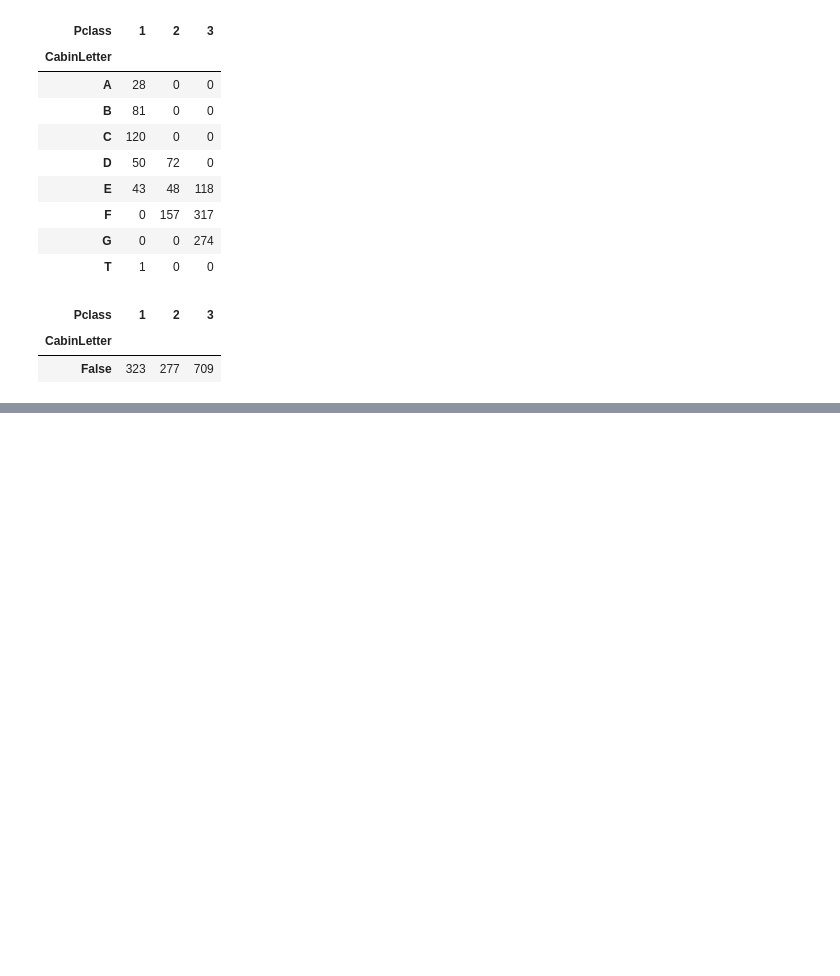
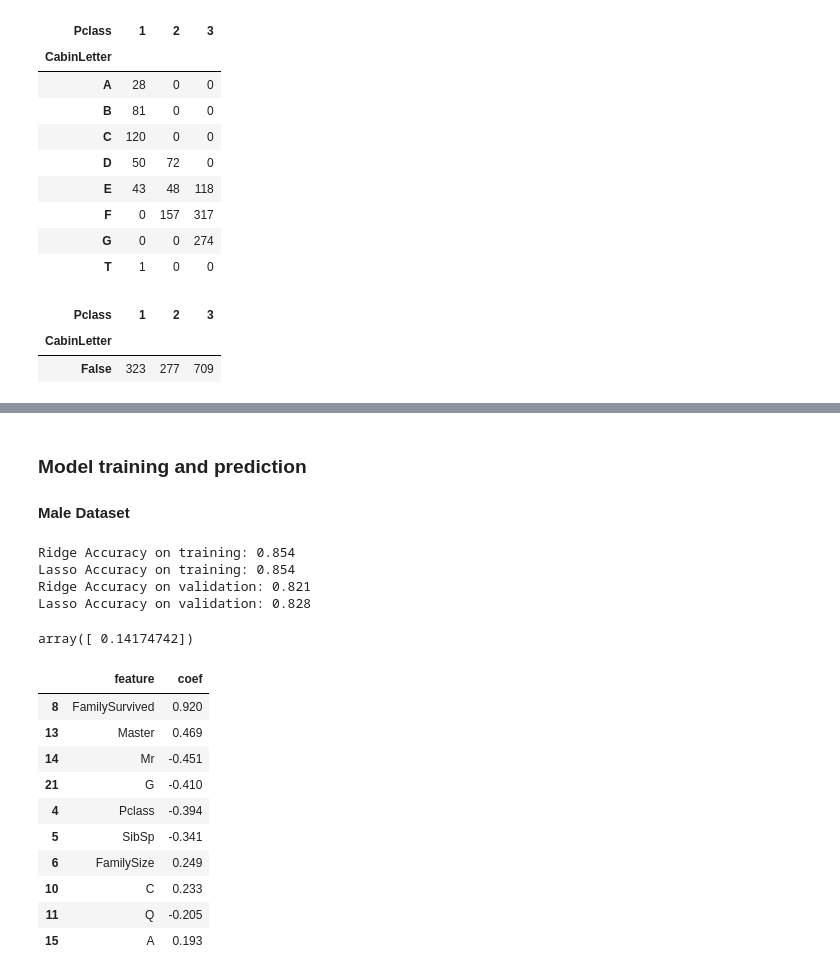
Before and after one commit to hueykwik/titanic, a Jupyter notebook: Lasso and Ridge Implementation in Python.ipynb, the cells around one changed output, grey strips where cells are left out. Drawn from its saved outputs; the diff is of its cells as text; code cells hidden in the pictures; blank space fills up the shorter version.

```diff
--- a/Lasso and Ridge Implementation in Python.ipynb
+++ b/Lasso and Ridge Implementation in Python.ipynb
@@ -598,0 +629,67 @@ test = all_titanic.iloc[891:]
+# %%
+train_male = train[train['Sex'] == 'male']
+train_female = train[train['Sex'] == 'female']
+
+test_male = test[test['Sex'] == 'male']
+test_female = test[test['Sex'] == 'female']
+
+train_male = train_male.drop(['Sex', 'Mother', 'Miss', 'Mrs', 'Ms'], axis = 1)
+train_female = train_female.drop(['Sex', 'Master', 'Mr'], axis = 1)
+
+test_male = test_male.drop(['Sex', 'Mother', 'Miss', 'Mrs', 'Ms'], axis = 1)
+test_female = test_female.drop(['Sex', 'Master', 'Mr'], axis = 1)
+
+# Create training and validation sets.
+cv_train_male, cv_valid_male = cross_validation.train_test_split(train_male, test_size=0.25, random_state=0)
+cv_train_female, cv_valid_female = cross_validation.train_test_split(train_female, test_size=0.25, random_state=0)
+# %% [markdown]
+### Model training and prediction
+#### Male Dataset
+# %%
+# Split into X and y, per sklearn convention
+y_m = cv_train_male['Survived']
+X_m = cv_train_male.drop('Survived', axis=1)
+
+# Use LogisticRegressionCV to get ridge (L2), 10 fold
+clf_m_ridge = LogisticRegressionCV(Cs=100, cv=10, penalty='l2', random_state=0)
+clf_m_ridge.fit(X_m, y_m)
+print("Ridge Accuracy on training: %.3f" % clf_m_ridge.score(X_m, y_m))
+
+# Use LogisticRegressionCV to get lasso (L1), 10 fold
+clf_m_lasso = LogisticRegressionCV(Cs=100, cv=10, penalty='l1', solver='liblinear', random_state=0)
+clf_m_lasso.fit(X_m, y_m)
+print("Lasso Accuracy on training: %.3f" % clf_m_lasso.score(X_m, y_m))
+
+y_m_valid = cv_valid_male['Survived']
+X_m_valid = cv_valid_male.drop('Survived', axis = 1)
+print("Ridge Accuracy on validation: %.3f" % clf_m_ridge.score(X_m_valid, y_m_valid))
+print("Lasso Accuracy on validation: %.3f" % clf_m_lasso.score(X_m_valid, y_m_valid))
+# %% [output]
+Ridge Accuracy on training: 0.854
+Lasso Accuracy on training: 0.854
+Ridge Accuracy on validation: 0.821
+Lasso Accuracy on validation: 0.828
+# %%
+clf_m_ridge.C_
+# %% [output]
+array([ 0.14174742])
+# %%
+def create_coef_table(coefs, features):
+    df = pd.DataFrame({'coef': coefs, 'feature': features})
+    df = df[['feature', 'coef']]
+    df = df.reindex(df.coef.abs().sort_values(ascending=False).index)
+    return(df)
+
+create_coef_table(clf_m_ridge.coef_[0], list(X_m)).head(10)
+# %% [output]
+|  | feature | coef |
+| 8 | FamilySurvived | 0.920 |
+| 13 | Master | 0.469 |
+| 14 | Mr | -0.451 |
+| 21 | G | -0.410 |
+| 4 | Pclass | -0.394 |
+| 5 | SibSp | -0.341 |
+| 6 | FamilySize | 0.249 |
+| 10 | C | 0.233 |
+| 11 | Q | -0.205 |
+| 15 | A | 0.193 |
```
Also changed, not shown: parts of 24 cells of this notebook.
